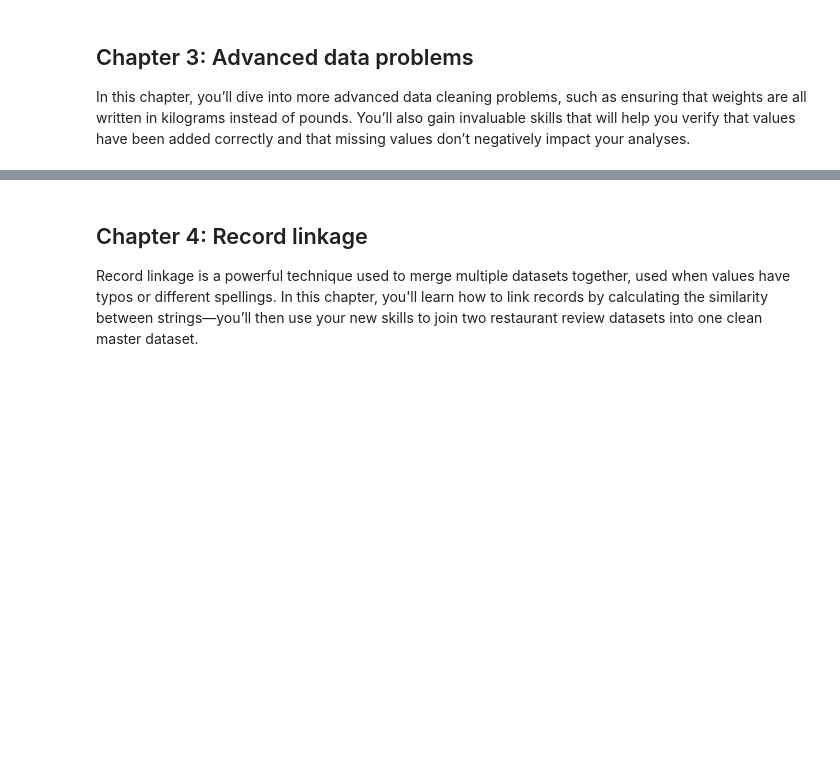
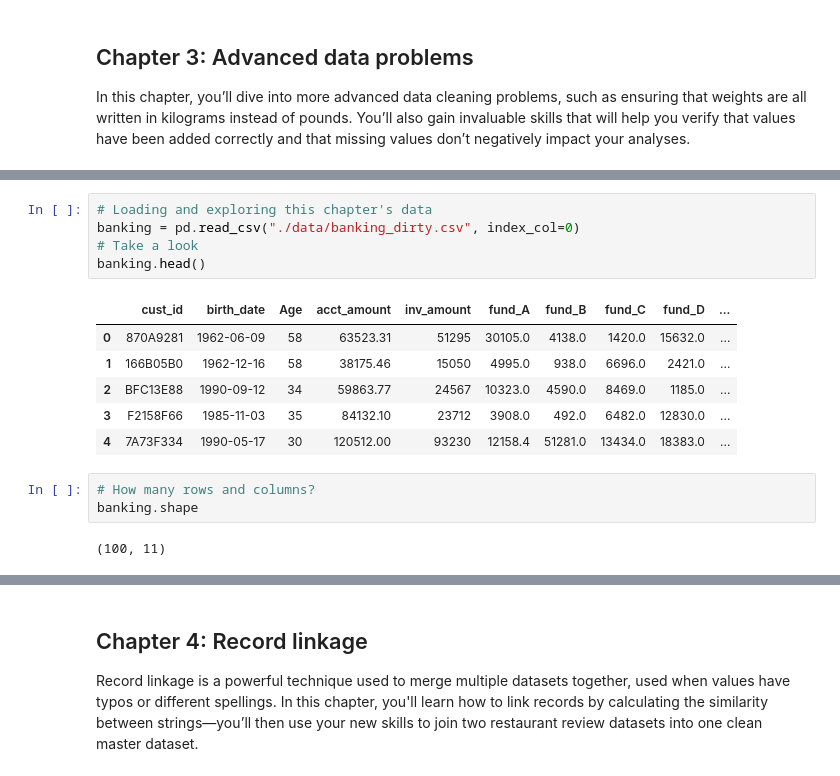
Before and after one commit to mahmoudadelaziz/data-cleaning-with-python, a Jupyter notebook: Cleaning Data in Python.ipynb, the cells around one changed output, grey strips where cells are left out. Saved outputs shown, nothing was run; the diff lists cells and outputs as text; blank space fills up the shorter version.

```diff
--- a/Cleaning Data in Python.ipynb
+++ b/Cleaning Data in Python.ipynb
@@ -626,0 +640,17 @@ In this chapter, you’ll dive into more advanced data cleaning problems, such a
+# %%
+# Loading and exploring this chapter's data
+banking = pd.read_csv("./data/banking_dirty.csv", index_col=0)
+# Take a look
+banking.head()
+# %% [output]
+|  | cust_id | birth_date | Age | acct_amount | inv_amount | fund_A | fund_B | fund_C | fund_D | ... |
+| 0 | 870A9281 | 1962-06-09 | 58 | 63523.31 | 51295 | 30105.0 | 4138.0 | 1420.0 | 15632.0 | ... |
+| 1 | 166B05B0 | 1962-12-16 | 58 | 38175.46 | 15050 | 4995.0 | 938.0 | 6696.0 | 2421.0 | ... |
+| 2 | BFC13E88 | 1990-09-12 | 34 | 59863.77 | 24567 | 10323.0 | 4590.0 | 8469.0 | 1185.0 | ... |
+| 3 | F2158F66 | 1985-11-03 | 35 | 84132.10 | 23712 | 3908.0 | 492.0 | 6482.0 | 12830.0 | ... |
+| 4 | 7A73F334 | 1990-05-17 | 30 | 120512.00 | 93230 | 12158.4 | 51281.0 | 13434.0 | 18383.0 | ... |
+# %%
+# How many rows and columns?
+banking.shape
+# %% [output]
+(100, 11)
```
Also changed, not shown: parts of 16 cells of this notebook.
